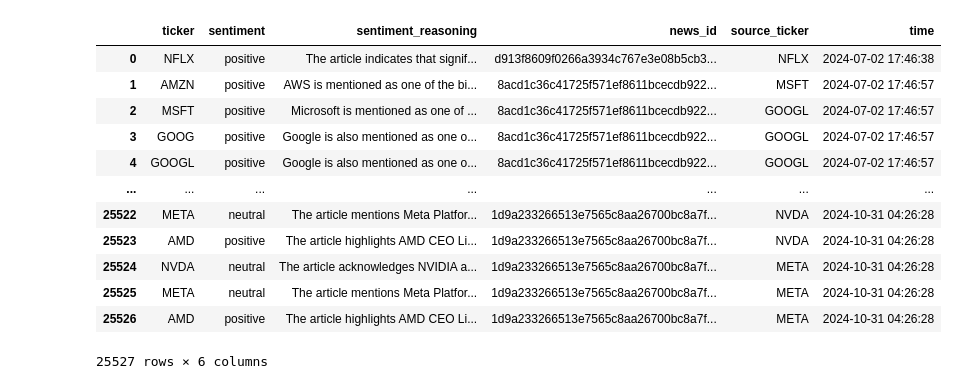
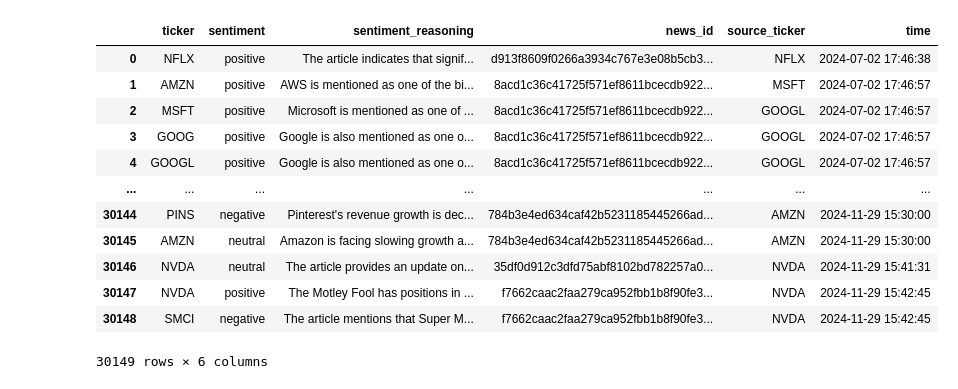
Before and after one commit to AlexWFreeman/Big-Data-Analytics, a Jupyter notebook: model/analysis2.ipynb, the cells around one changed output. Saved outputs shown, nothing was run; the diff lists cells and outputs as text; code cells hidden in the pictures.

```diff
--- a/model/analysis2.ipynb
+++ b/model/analysis2.ipynb
@@ -8,21 +8,28 @@ from sklearn.preprocessing import MinMaxScaler, StandardScaler
 import torch
 import torch.nn as nn
 import torch.optim as optim
+# %%
+def concat_df(df_train, df_test, time_col='time', time_split='2024-10-30'):
+    df_train = df_train[df_train[time_col] < time_split]
+    df_test = df_test[df_test[time_col] >= time_split]
+    return pd.concat([df_train, df_test], axis=0, ignore_index=True)
 # %%
-stock_relation = pd.read_csv("../dataset/news/relation_all.csv")
+stock_relation1 = pd.read_csv("../dataset/news/relation_all.csv")
+stock_relation2 = pd.read_csv("../dataset/news/relation_all_test.csv")
+stock_relation = concat_df(stock_relation1, stock_relation2)
 stock_relation['time'] = pd.to_datetime(stock_relation['time'])
 stock_relation
 # %% [output]
 |  | ticker | sentiment | sentiment_reasoning | news_id | source_ticker | time |
 | 0 | NFLX | positive | The article indicates that signif... | d913f8609f0266a3934c767e3e08b5cb3... | NFLX | 2024-07-02 17:46:38 |
 | 1 | AMZN | positive | AWS is mentioned as one of the bi... | 8acd1c36c41725f571ef8611bcecdb922... | MSFT | 2024-07-02 17:46:57 |
 | 2 | MSFT | positive | Microsoft is mentioned as one of ... | 8acd1c36c41725f571ef8611bcecdb922... | GOOGL | 2024-07-02 17:46:57 |
 | 3 | GOOG | positive | Google is also mentioned as one o... | 8acd1c36c41725f571ef8611bcecdb922... | GOOGL | 2024-07-02 17:46:57 |
 | 4 | GOOGL | positive | Google is also mentioned as one o... | 8acd1c36c41725f571ef8611bcecdb922... | GOOGL | 2024-07-02 17:46:57 |
 | ... | ... | ... | ... | ... | ... | ... |
-| 25522 | META | neutral | The article mentions Meta Platfor... | 1d9a233266513e7565c8aa26700bc8a7f... | NVDA | 2024-10-31 04:26:28 |
-| 25523 | AMD | positive | The article highlights AMD CEO Li... | 1d9a233266513e7565c8aa26700bc8a7f... | NVDA | 2024-10-31 04:26:28 |
-| 25524 | NVDA | neutral | The article acknowledges NVIDIA a... | 1d9a233266513e7565c8aa26700bc8a7f... | META | 2024-10-31 04:26:28 |
-| 25525 | META | neutral | The article mentions Meta Platfor... | 1d9a233266513e7565c8aa26700bc8a7f... | META | 2024-10-31 04:26:28 |
-| 25526 | AMD | positive | The article highlights AMD CEO Li... | 1d9a233266513e7565c8aa26700bc8a7f... | META | 2024-10-31 04:26:28 |
+| 30144 | PINS | negative | Pinterest's revenue growth is dec... | 784b3e4ed634caf42b5231185445266ad... | AMZN | 2024-11-29 15:30:00 |
+| 30145 | AMZN | neutral | Amazon is facing slowing growth a... | 784b3e4ed634caf42b5231185445266ad... | AMZN | 2024-11-29 15:30:00 |
+| 30146 | NVDA | neutral | The article provides an update on... | 35df0d912c3dfd75abf8102bd782257a0... | NVDA | 2024-11-29 15:41:31 |
+| 30147 | NVDA | positive | The Motley Fool has positions in ... | f7662caac2faa279ca952fbb1b8f90fe3... | NVDA | 2024-11-29 15:42:45 |
+| 30148 | SMCI | negative | The article mentions that Super M... | f7662caac2faa279ca952fbb1b8f90fe3... | NVDA | 2024-11-29 15:42:45 |
-25527 rows × 6 columns
+30149 rows × 6 columns
```
Also changed, not shown: parts of 24 cells of this notebook, 2 other files.
